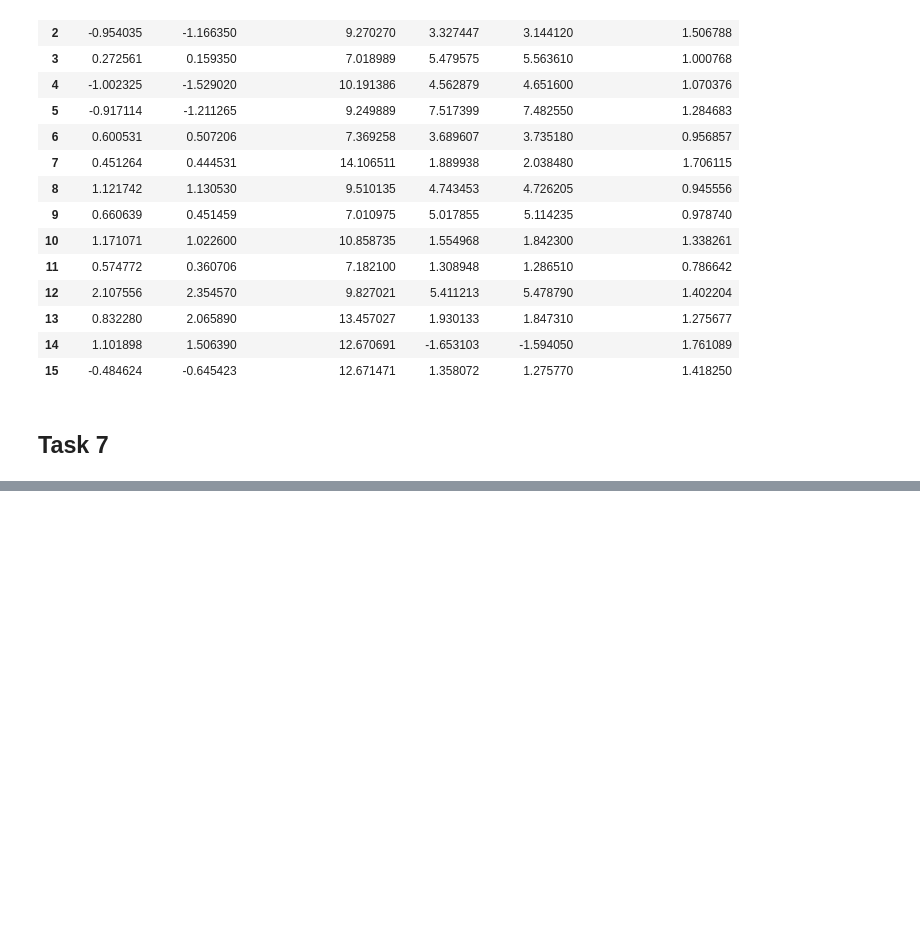
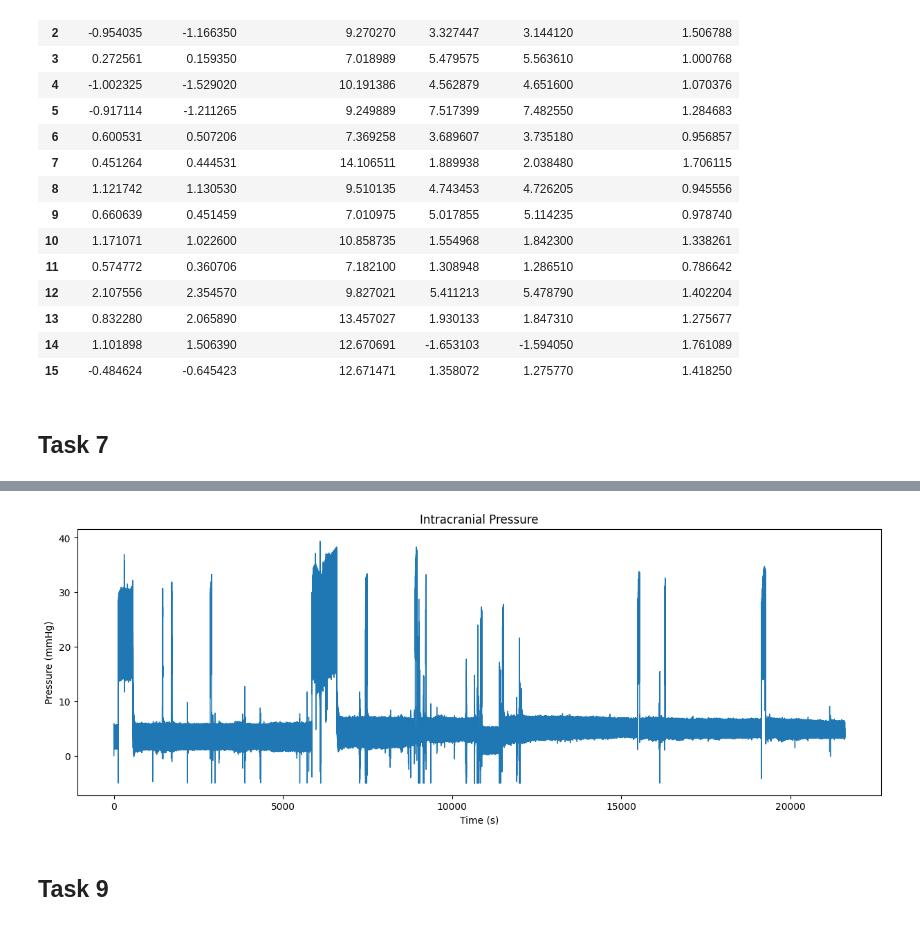
Before and after one commit to uandere/signals_lab1, a Jupyter notebook: demchuk_lab1.ipynb, the cells around one changed output, grey strips where cells are left out. Cells and saved outputs as stored; diff of their text form; code cells hidden in the pictures; blank space fills up the shorter version.

```diff
--- a/demchuk_lab1.ipynb
+++ b/demchuk_lab1.ipynb
@@ -486,0 +565,16 @@ df_handball_sway
+# %%
+discretization = 125
+with open("data/TBI_ICP.txt", mode="r") as f:
+    sig = [float(line.strip()) for line in f.readlines()]
+timestamps = np.linspace(0, len(sig) / discretization, num=len(sig))
+# %%
+plt.figure(figsize=(15, 5))
+plt.plot(timestamps, sig, linewidth=1)
+plt.title("Intracranial Pressure")
+plt.xlabel('Time (s)')
+plt.ylabel('Pressure (mmHg)')
+plt.show()
+# %% [output]
+[figure, added]
+# %% [markdown]
+## Task 9
```
Also changed, not shown: parts of 14 cells of this notebook, 21 other files.
